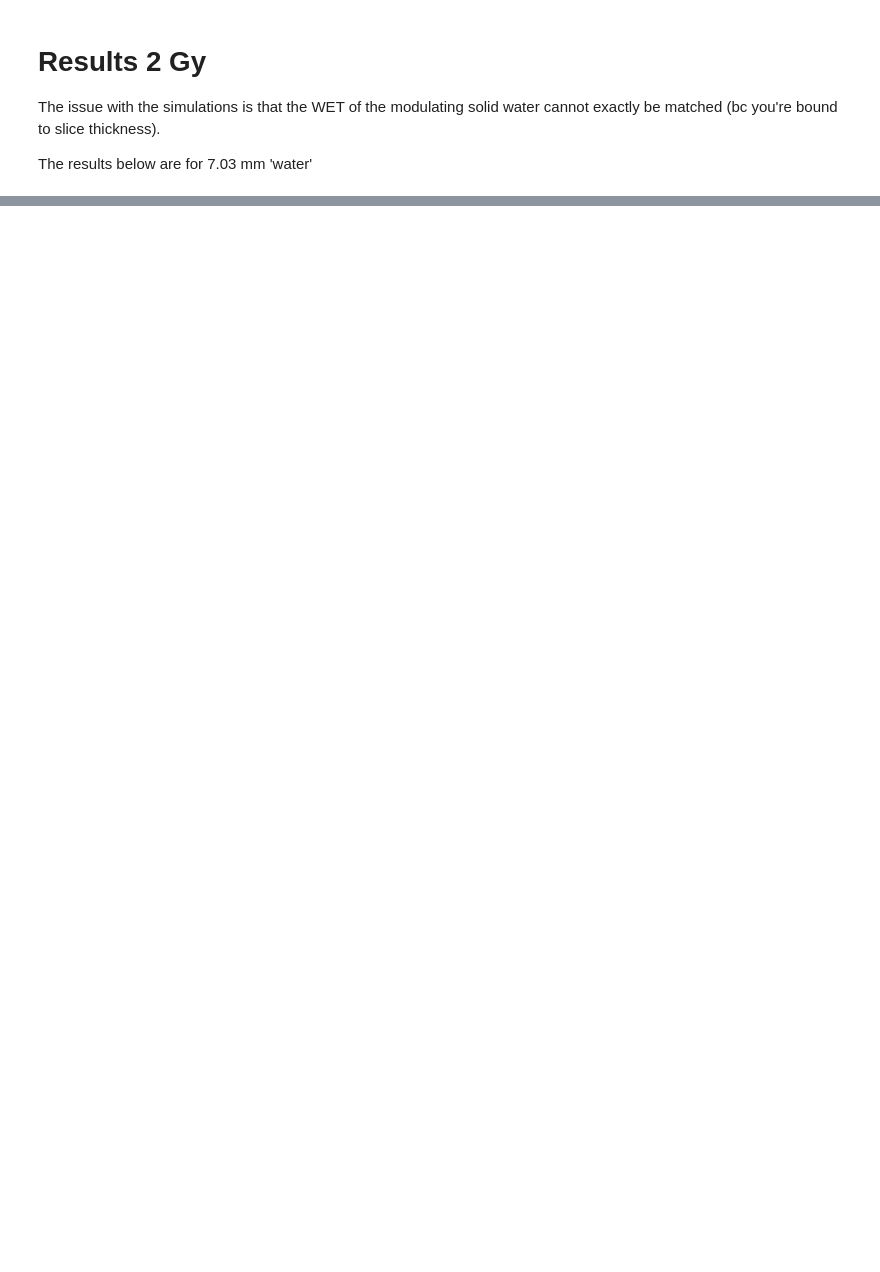
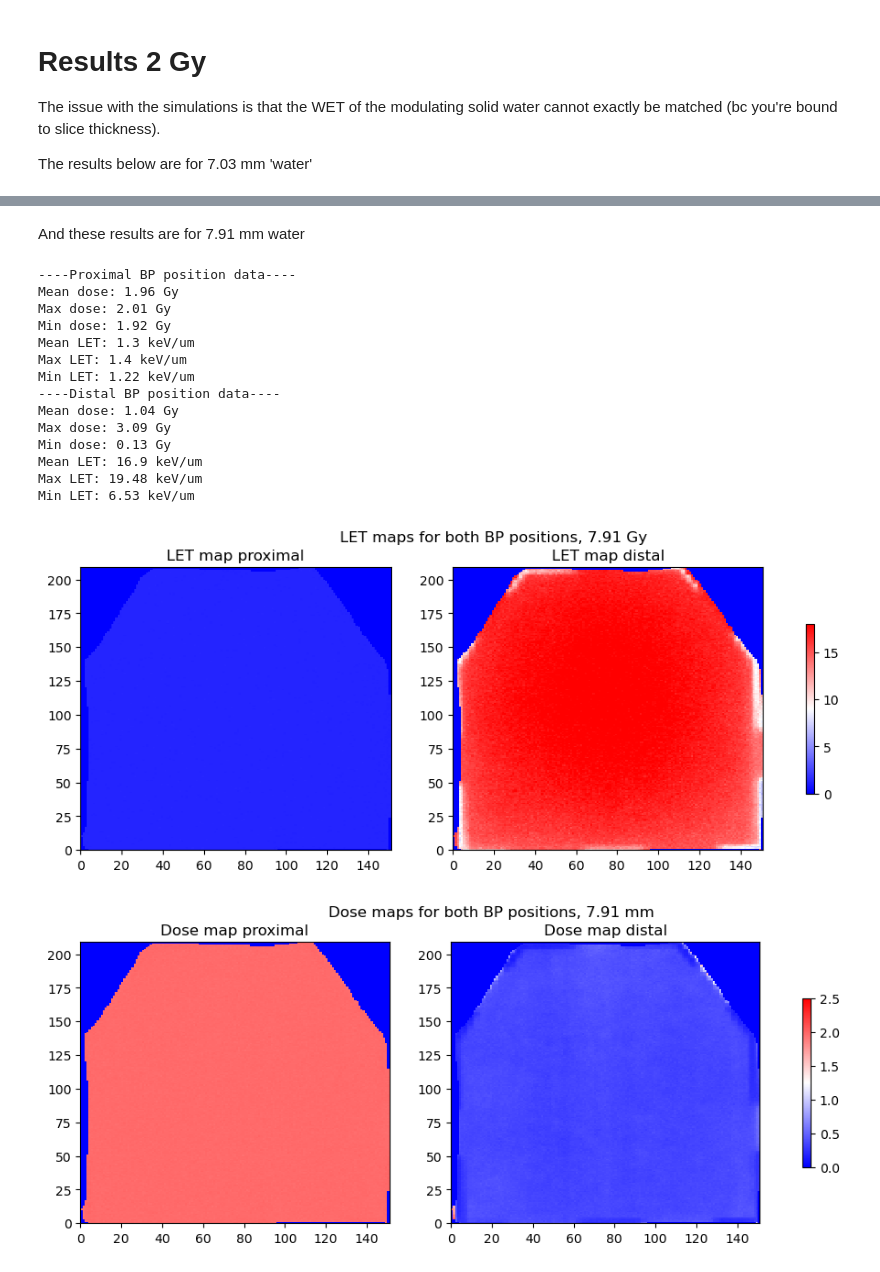
Before and after one commit to BrittHaanen15/Thesis_project, a Jupyter notebook: Python codes/Analysis of RayStation simulation.ipynb, the cells around one changed output, grey strips where cells are left out. Drawn from its saved outputs; the diff is of its cells as text; code cells hidden in the pictures; blank space fills up the shorter version.

```diff
--- a/Python codes/Analysis of RayStation simulation.ipynb
+++ b/Python codes/Analysis of RayStation simulation.ipynb
@@ -195,0 +196,24 @@ Min LET: 12.07 keV/um
+# %% [markdown]
+And these results are for 7.91 mm water
+# %%
+path_lowLET = r"C:\Users\bhaan\Documents\#Master Degree\Thesis\Thesis_project\LET calculation in setup from RS sim\Final RS sims 69.87 MeV\Low LET\Final RS low LET 69.87 MeV.csv"
+path_highLET = r"C:\Users\bhaan\Documents\#Master Degree\Thesis\Thesis_project\LET calculation in setup from RS sim\Final RS sims 69.87 MeV\High LET\Final RS high LET 69.87 MeV (7.91 mm).csv"
+
+Calculate_BP_Positions(path_lowLET, path_highLET, 7.91)
+# %% [output]
+----Proximal BP position data----
+Mean dose: 1.96 Gy
+Max dose: 2.01 Gy
+Min dose: 1.92 Gy
+Mean LET: 1.3 keV/um
+Max LET: 1.4 keV/um
+Min LET: 1.22 keV/um
+----Distal BP position data----
+Mean dose: 1.04 Gy
+Max dose: 3.09 Gy
+Min dose: 0.13 Gy
+Mean LET: 16.9 keV/um
+Max LET: 19.48 keV/um
+Min LET: 6.53 keV/um
+[figure, added]
+[figure, added]
```
Also changed, not shown: parts of 8 cells of this notebook, 3 other files.
